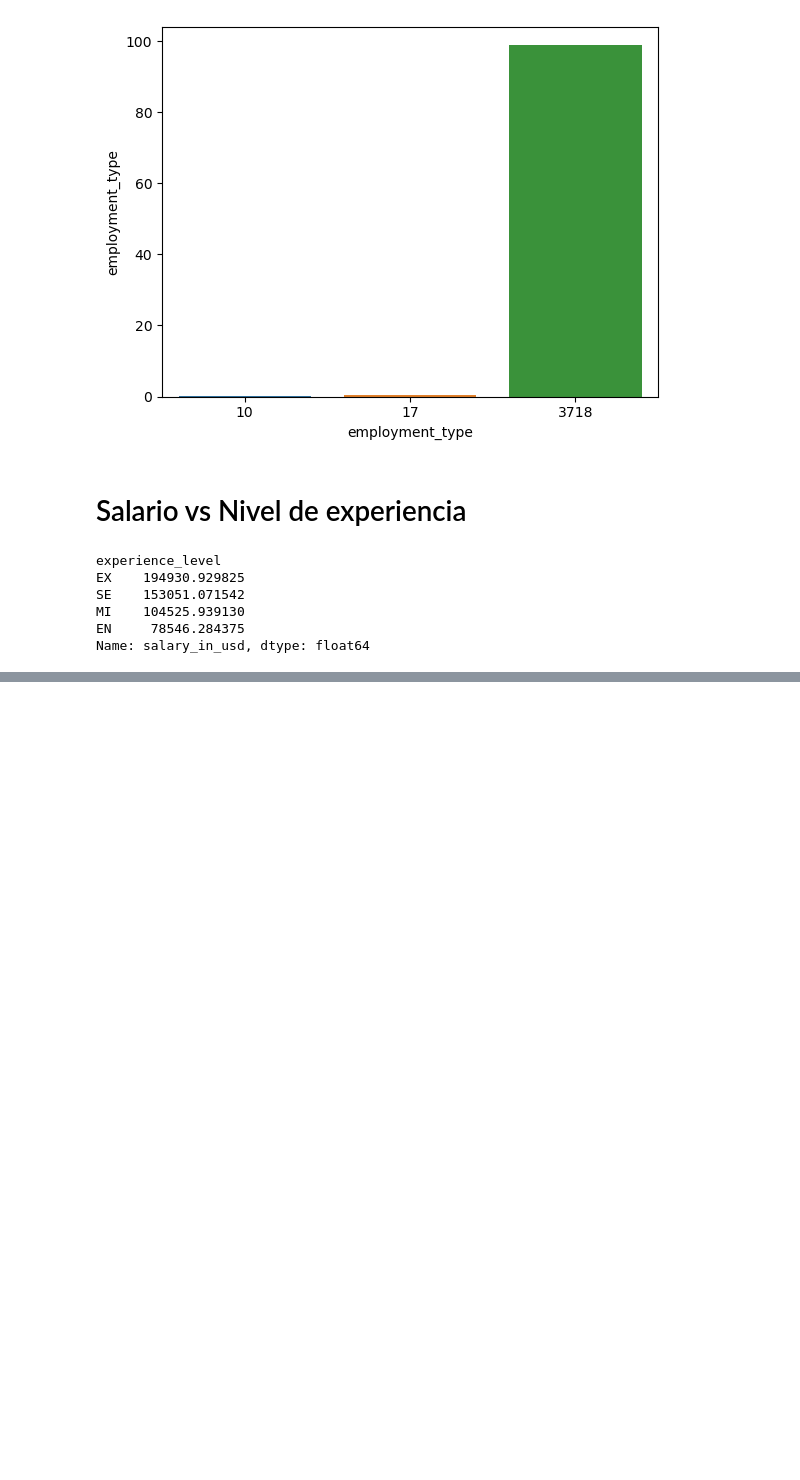
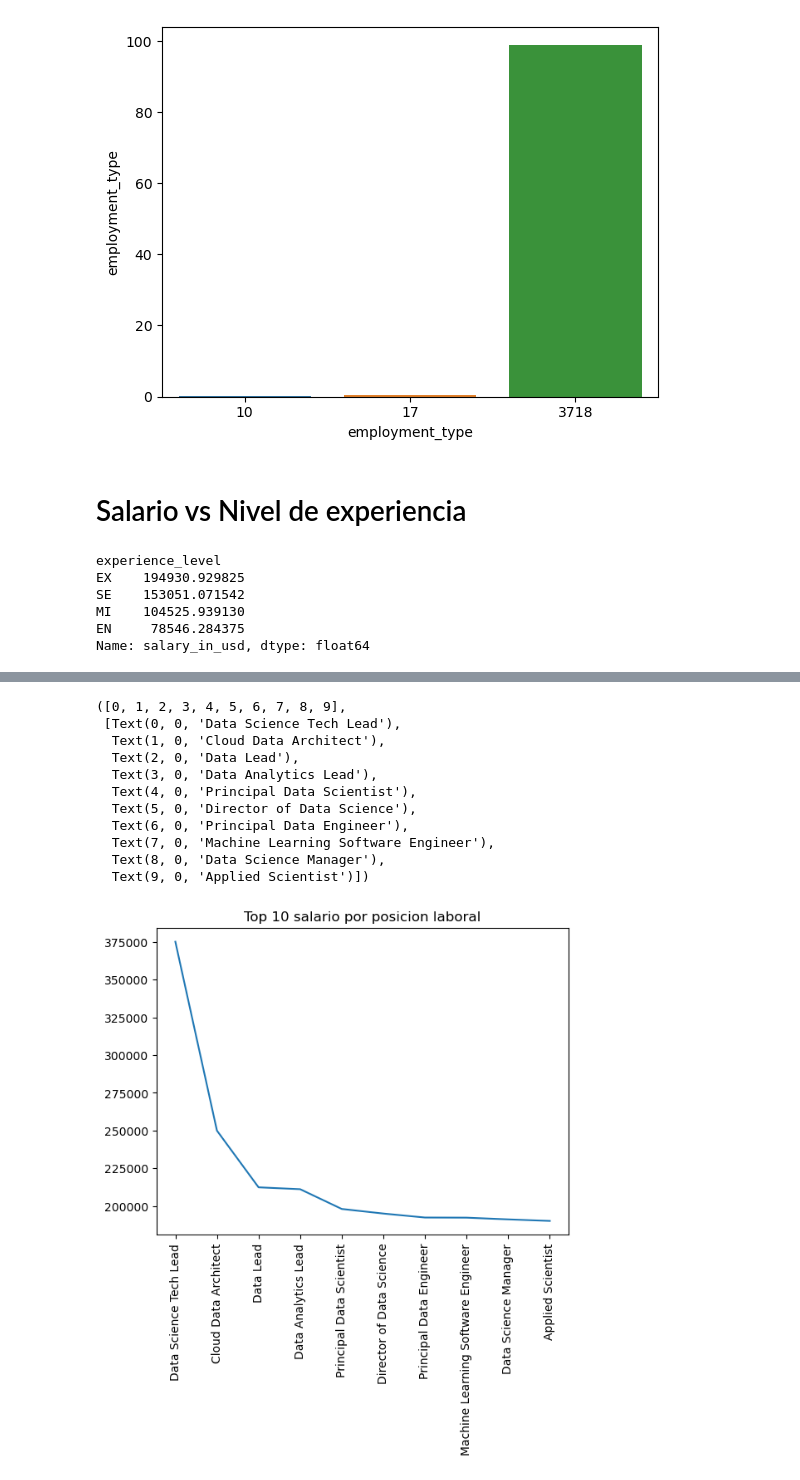
Before and after one commit to DataMasterBI/DS_SALARIES2023, a Jupyter notebook: EDA.ipynb, the cells around one changed output, grey strips where cells are left out. Saved outputs shown, nothing was run; the diff lists cells and outputs as text; code cells hidden in the pictures; blank space fills up the shorter version.

Commit message:
Top10 salario por posicion laboral + grafico

```diff
--- a/EDA.ipynb
+++ b/EDA.ipynb
@@ -172,3 +173,9 @@ SE    153051.071542
 MI    104525.939130
 EN     78546.284375
 Name: salary_in_usd, dtype: float64
+# %%
+# Calculo el promedio de sueldo por cada diferente posicion laboral de mayor a menor
+avg_salary_by_titlejob = df['salary_in_usd'].groupby(df['job_title']).mean().sort_values(ascending=False)
+
+# Top 10 sueldos por posicion laboral
+avg_salary_by_titlejob[:10]
@@ -174,0 +195,18 @@ Name: salary_in_usd, dtype: float64
+# %%
+# Grafico el top 10 por posicion laboral
+plt.plot(avg_salary_by_titlejob[:10])
+plt.title('Top 10 salario por posicion laboral')
+plt.xticks(rotation=90)
+# %% [output]
+([0, 1, 2, 3, 4, 5, 6, 7, 8, 9],
+ [Text(0, 0, 'Data Science Tech Lead'),
+  Text(1, 0, 'Cloud Data Architect'),
+  Text(2, 0, 'Data Lead'),
+  Text(3, 0, 'Data Analytics Lead'),
+  Text(4, 0, 'Principal Data Scientist'),
+  Text(5, 0, 'Director of Data Science'),
+  Text(6, 0, 'Principal Data Engineer'),
+  Text(7, 0, 'Machine Learning Software Engineer'),
+  Text(8, 0, 'Data Science Manager'),
+  Text(9, 0, 'Applied Scientist')])
+[figure, added]
```
Also changed, not shown: parts of 2 cells of this notebook.
